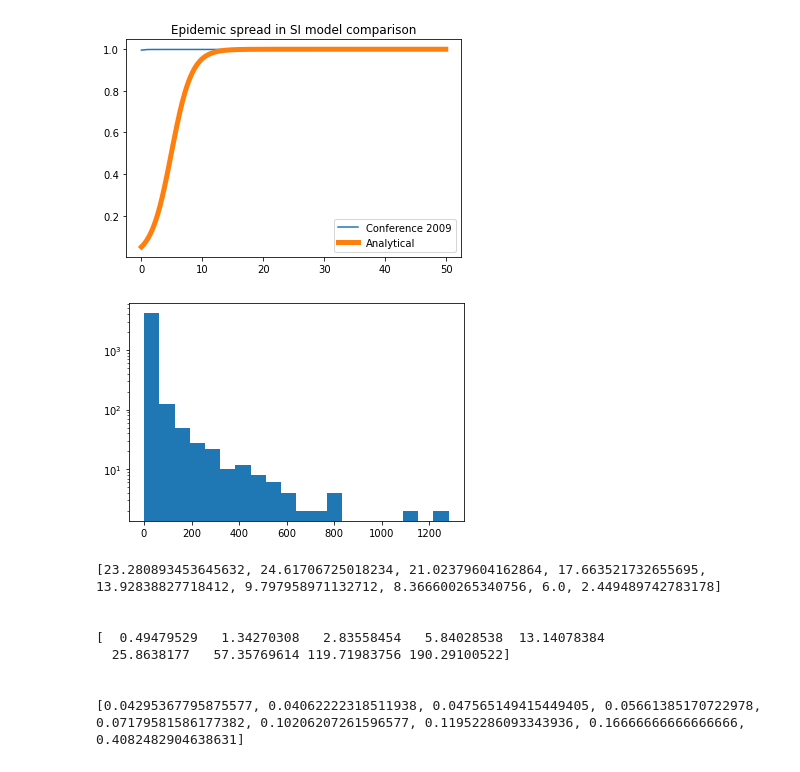
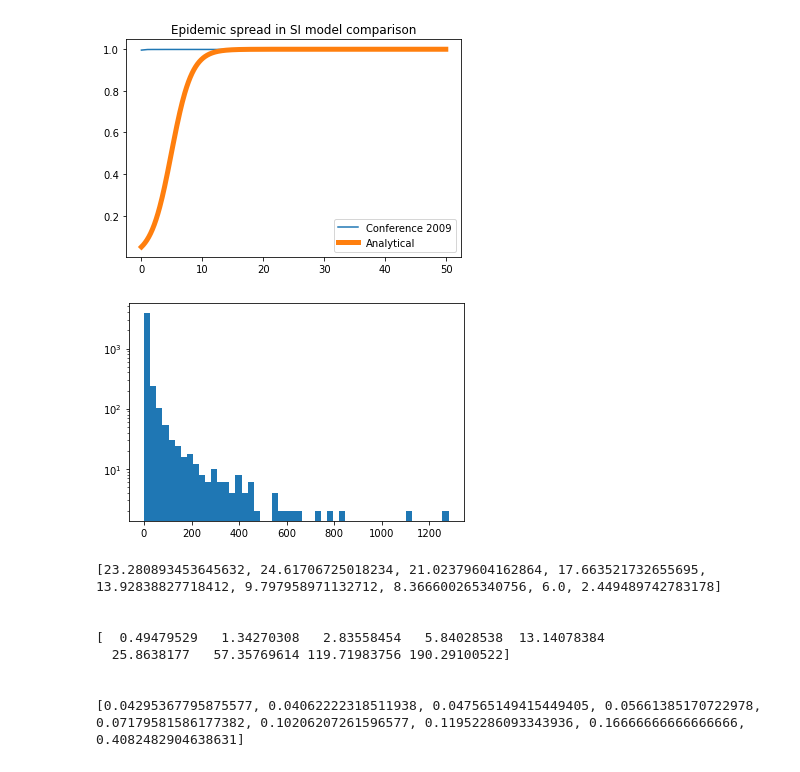
Before and after one commit to Dellapino/MSci-Project, a Jupyter notebook: testing notebook import.ipynb, the cells around one changed output. Cells and saved outputs as stored; diff of their text form; code cells hidden in the pictures.

```diff
--- a/testing notebook import.ipynb
+++ b/testing notebook import.ipynb
@@ -461,34 +461,34 @@ plt.show()
 # %%
 #path = 'Sociopatterns datasets/conference_2009.dat_'
 G = nm.build_nxgraph(dataset_paths[2], False)
 
 #print(G['1467']['1591']['weight'])
 
 def analyse_graph(graph):
     weights = []
     degrees = []
     for node in graph.nodes:
         connections = graph.neighbors(node)
         degrees.append(graph.degree[node])
         weight = []
         for connection in connections:
             weight.append(graph[node][connection]['weight'])
         weights += weight
     return degrees, weights
 
 d, w = analyse_graph(G)
 
-plt.hist(w, bins = 20)
+plt.hist(w, bins = 50)
 plt.yscale('log')
 plt.xscale('linear')
 
 # make a scheme to find how weights change with degree size?
 # simple solution is to aggregrate all weights use that to infortm a prob dist
 # and sample from that as needed
 
 # loooks like a 1/x dist on a lin - log plot
 # %% [output]
-[figure, old version]
+[figure, new version]
 # %%
 def linear_binning(data, num_bins = 100):
     '''
```
Also changed, not shown: parts of 15 cells of this notebook.
